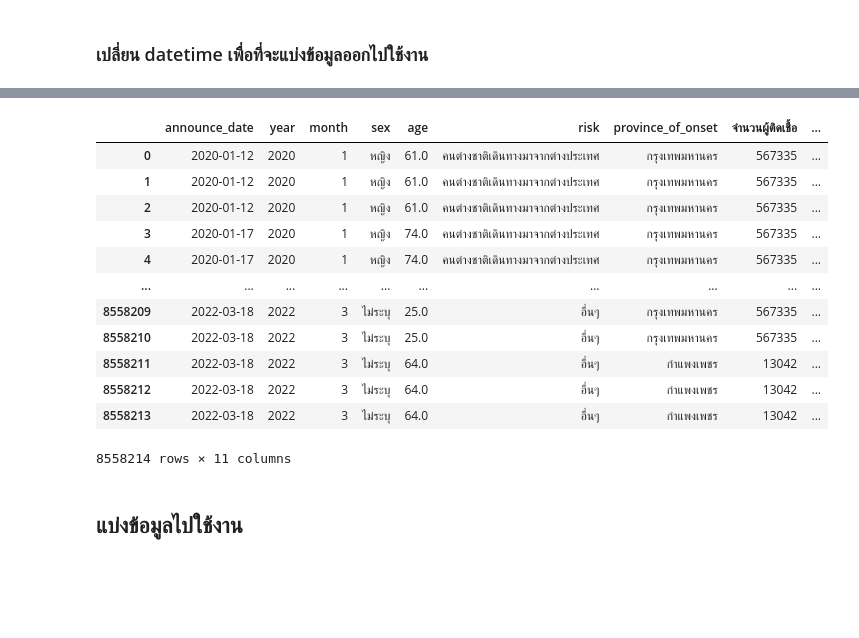
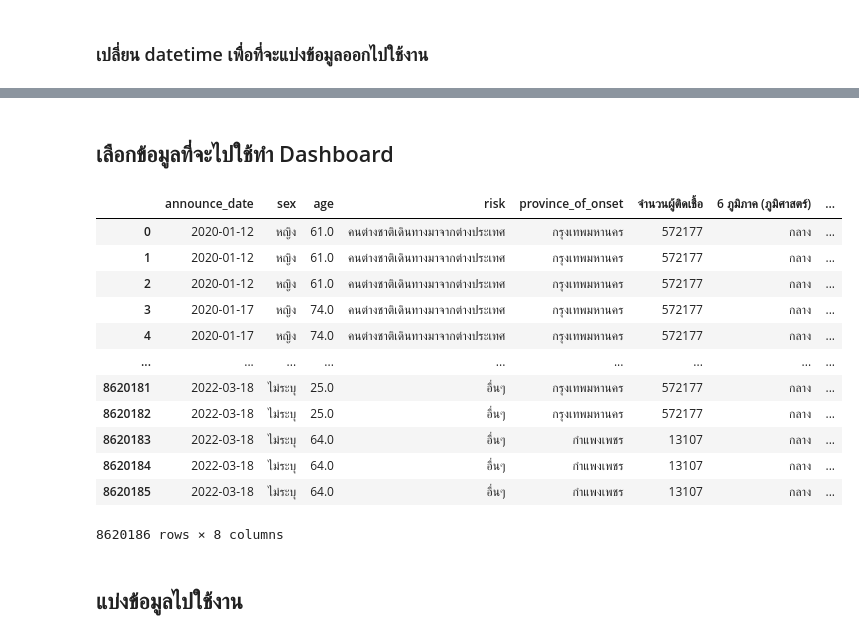
Before and after one commit to Jiraporn-klobrat/data_viz_2022, a Jupyter notebook: Project.ipynb, the cells around one changed output, grey strips where cells are left out. Cells and saved outputs as stored; diff of their text form; code cells hidden in the pictures; blank space fills up the shorter version.

```diff
--- a/Project.ipynb
+++ b/Project.ipynb
@@ -784,5 +738,5 @@ covid_finish
 # %%
 data_region = {'Province':['อำนาจเจริญ','บึงกาฬ','บุรีรัมย์','ชัยภูมิ','กาฬสินธุ์','ขอนแก่น','เลย','มหาสารคาม','มุกดาหาร','นครพนม','นครราชสีมา','หนองบัวลำภู','หนองคาย','ร้อยเอ็ด','สกลนคร','ศรีสะเกษ','สุรินทร์','อุบลราชธานี','อุดรธานี','ยโสธร','เชียงใหม่','เชียงราย','ลำปาง','ลำพูน','แม่ฮ่องสอน','น่าน','พะเยา','แพร่','อุตรดิตถ์','ตาก','สุโขทัย','พิษณุโลก','พิจิตร','กำแพงเพชร','เพชรบูรณ์','นครสวรรค์','อุทัยธานี','อ่างทอง','ชัยนาท','พระนครศรีอยุธยา','กรุงเทพมหานคร','ลพบุรี','นครปฐม','นนทบุรี','ปทุมธานี','สมุทรปราการ','สมุทรสาคร','สมุทรสงคราม','สระบุรี','สิงห์บุรี','สุพรรณบุรี','นครนายก','ฉะเชิงเทรา','จันทบุรี','ชลบุรี','ปราจีนบุรี','ระยอง','สระแก้ว','ตราด','กาญจนบุรี','ราชบุรี','เพชรบุรี','ประจวบคีรีขันธ์','ชุมพร','นครศรีธรรมราช','นราธิวาส','ปัตตานี','พัทลุง','สงขลา','สุราษฎร์ธานี','ยะลา','กระบี่','พังงา','ภูเก็ต','ระนอง','สตูล','ตรัง'],
              '6 ภูมิภาค (ภูมิศาสตร์)':['ตะวันออกเฉียงเหนือ','ตะวันออกเฉียงเหนือ','ตะวันออกเฉียงเหนือ','ตะวันออกเฉียงเหนือ','ตะวันออกเฉียงเหนือ','ตะวันออกเฉียงเหนือ','ตะวันออกเฉียงเหนือ','ตะวันออกเฉียงเหนือ','ตะวันออกเฉียงเหนือ','ตะวันออกเฉียงเหนือ','ตะวันออกเฉียงเหนือ','ตะวันออกเฉียงเหนือ','ตะวันออกเฉียงเหนือ','ตะวันออกเฉียงเหนือ','ตะวันออกเฉียงเหนือ','ตะวันออกเฉียงเหนือ','ตะวันออกเฉียงเหนือ','ตะวันออกเฉียงเหนือ','ตะวันออกเฉียงเหนือ','ตะวันออกเฉียงเหนือ','เหนือ','เหนือ','เหนือ','เหนือ','เหนือ','เหนือ','เหนือ','เหนือ','เหนือ','ตะวันตก','กลาง','กลาง','กลาง','กลาง','กลาง','กลาง','กลาง','กลาง','กลาง','กลาง','กลาง','กลาง','กลาง','กลาง','กลาง','กลาง','กลาง','กลาง','กลาง','กลาง','กลาง','กลาง','ตะวันออก','ตะวันออก','ตะวันออก','ตะวันออก','ตะวันออก','ตะวันออก','ตะวันออก','ตะวันตก','ตะวันตก','ตะวันตก','ตะวันตก','ใต้','ใต้','ใต้','ใต้','ใต้','ใต้','ใต้','ใต้','ใต้','ใต้','ใต้','ใต้','ใต้','ใต้'],
-}
+} ## สร้างตารางภูมิภาคโดยกำหนดรูปแบบที่เราต้องการ ในที่นี้จะ แบ่ง 6 ภูมิภาคตามภูมิศาสตร์ โดยจะกำหนดหัวตารางชื่อ Province และ 6 ภูมิภาค (ภูมิศาสตร์)
 # %%
@@ -881,0 +822,4 @@ data_person_1
+# %%
+## จากข้อมูลที่เลือกมา ทำการเลือกเฉพาะคอลัมน์ที่เราสนใจ ในที่นี้คือ ชื่อจังหวัด และ จำนวนประชากรทั้งหมด
+data_person_1= data_person[['ชื่อจังหวัด','จำนวนประชากรทั้งหมด']] ## กำหนดตารางชื่อ data_person_1 โดยเลือกเก็บข้อมูลในตาราง data_person เพียงแค่ 2 คอลัมน์ คือ ชื่อจังหวัด และ จำนวนประชากรทั้งหมด
+data_person_1 ## แสดงตาราง
@@ -1044,8 +1018,10 @@ data_all
+# %%
+## ทำการ clean ข้อมูลโดยการแทนค่า NaN เป็น "ไม่ระบุ" ในคอลัมน์ ชื่อจังหวัด และ จำนวนประชากรทั้งหมด
+data_all[['จำนวนประชากรทั้งหมด']] = data_all[['จำนวนประชากรทั้งหมด']].fillna('ไม่ระบุ') ##แทนค่า NaN เป็น ไม่ระบุ
+data_all[['ชื่อจังหวัด']] = data_all[['ชื่อจังหวัด']].fillna('ไม่ระบุ') ##แทนค่า NaN เป็น ไม่ระบุ
 # %% [markdown]
 ### เปลี่ยน datetime เพื่อที่จะแบ่งข้อมูลออกไปใช้งาน
 # %%
-import datetime
+import datetime ## ทำการ import package datetime ##ใช้ในการแบ่งข้อมูลออกไปใช้ทำ Dashboard
 data_all_1 = pd.DataFrame(data_all)
-data_all_1['announce_date'] = pd.to_datetime(data_all_1['announce_date'], format = "%d/%m/%Y")
-data_all_1['year'] = data_all_1['announce_date'].dt.year
-data_all_1['month'] = data_all_1['announce_date'].dt.month
+data_all_1['announce_date'] = pd.to_datetime(data_all_1['announce_date'], format = "%d/%m/%Y") ##เปลี่ยนไทป์ของข้อมูล announce_date จาก object ให้เป็น datetime โดยกำหนด format เป็น วันเดือนปี
@@ -1070,19 +1044,21 @@ data_all_1
+# %% [markdown]
+## เลือกข้อมูลที่จะไปใช้ทำ Dashboard
 # %%
-data_final = data_all_1[['announce_date','year','month','sex','age','risk','province_of_onset','จำนวนผู้ติดเชื้อ','6 ภูมิภาค (ภูมิศาสตร์)','จำนวนประชากรชาย','จำนวนประชากรหญิง']]
-data_final
+data_final = data_all_1[['announce_date','sex','age','risk','province_of_onset','จำนวนผู้ติดเชื้อ','6 ภูมิภาค (ภูมิศาสตร์)','จำนวนประชากรทั้งหมด']] ## กำหนดชื่อตาราง data_final เก็บค่าขอลข้อมูลตาราง data_all_1 โดยเลือกมา ได้แก่ 'announce_date','sex','age','risk','province_of_onset','จำนวนผู้ติดเชื้อ','6 ภูมิภาค (ภูมิศาสตร์)' และ จำนวนประชากรทั้งหมด'
+data_final ## แสดงตาราง
 # %% [output]
-|  | announce_date | year | month | sex | age | risk | province_of_onset | จำนวนผู้ติดเชื้อ | ... |
-| 0 | 2020-01-12 | 2020 | 1 | หญิง | 61.0 | คนต่างชาติเดินทางมาจากต่างประเทศ | กรุงเทพมหานคร | 567335 | ... |
-| 1 | 2020-01-12 | 2020 | 1 | หญิง | 61.0 | คนต่างชาติเดินทางมาจากต่างประเทศ | กรุงเทพมหานคร | 567335 | ... |
-| 2 | 2020-01-12 | 2020 | 1 | หญิง | 61.0 | คนต่างชาติเดินทางมาจากต่างประเทศ | กรุงเทพมหานคร | 567335 | ... |
-| 3 | 2020-01-17 | 2020 | 1 | หญิง | 74.0 | คนต่างชาติเดินทางมาจากต่างประเทศ | กรุงเทพมหานคร | 567335 | ... |
-| 4 | 2020-01-17 | 2020 | 1 | หญิง | 74.0 | คนต่างชาติเดินทางมาจากต่างประเทศ | กรุงเทพมหานคร | 567335 | ... |
-| ... | ... | ... | ... | ... | ... | ... | ... | ... | ... |
-| 8558209 | 2022-03-18 | 2022 | 3 | ไม่ระบุ | 25.0 | อื่นๆ | กรุงเทพมหานคร | 567335 | ... |
-| 8558210 | 2022-03-18 | 2022 | 3 | ไม่ระบุ | 25.0 | อื่นๆ | กรุงเทพมหานคร | 567335 | ... |
-| 8558211 | 2022-03-18 | 2022 | 3 | ไม่ระบุ | 64.0 | อื่นๆ | กำแพงเพชร | 13042 | ... |
-| 8558212 | 2022-03-18 | 2022 | 3 | ไม่ระบุ | 64.0 | อื่นๆ | กำแพงเพชร | 13042 | ... |
-| 8558213 | 2022-03-18 | 2022 | 3 | ไม่ระบุ | 64.0 | อื่นๆ | กำแพงเพชร | 13042 | ... |
+|  | announce_date | sex | age | risk | province_of_onset | จำนวนผู้ติดเชื้อ | 6 ภูมิภาค (ภูมิศาสตร์) | ... |
+| 0 | 2020-01-12 | หญิง | 61.0 | คนต่างชาติเดินทางมาจากต่างประเทศ | กรุงเทพมหานคร | 572177 | กลาง | ... |
+| 1 | 2020-01-12 | หญิง | 61.0 | คนต่างชาติเดินทางมาจากต่างประเทศ | กรุงเทพมหานคร | 572177 | กลาง | ... |
+| 2 | 2020-01-12 | หญิง | 61.0 | คนต่างชาติเดินทางมาจากต่างประเทศ | กรุงเทพมหานคร | 572177 | กลาง | ... |
+| 3 | 2020-01-17 | หญิง | 74.0 | คนต่างชาติเดินทางมาจากต่างประเทศ | กรุงเทพมหานคร | 572177 | กลาง | ... |
+| 4 | 2020-01-17 | หญิง | 74.0 | คนต่างชาติเดินทางมาจากต่างประเทศ | กรุงเทพมหานคร | 572177 | กลาง | ... |
+| ... | ... | ... | ... | ... | ... | ... | ... | ... |
+| 8620181 | 2022-03-18 | ไม่ระบุ | 25.0 | อื่นๆ | กรุงเทพมหานคร | 572177 | กลาง | ... |
+| 8620182 | 2022-03-18 | ไม่ระบุ | 25.0 | อื่นๆ | กรุงเทพมหานคร | 572177 | กลาง | ... |
+| 8620183 | 2022-03-18 | ไม่ระบุ | 64.0 | อื่นๆ | กำแพงเพชร | 13107 | กลาง | ... |
+| 8620184 | 2022-03-18 | ไม่ระบุ | 64.0 | อื่นๆ | กำแพงเพชร | 13107 | กลาง | ... |
+| 8620185 | 2022-03-18 | ไม่ระบุ | 64.0 | อื่นๆ | กำแพงเพชร | 13107 | กลาง | ... |
-8558214 rows × 11 columns
+8620186 rows × 8 columns
 # %% [markdown]
 ## แบ่งข้อมูลไปใช้งาน
```
Also changed, not shown: parts of 101 cells of this notebook.
